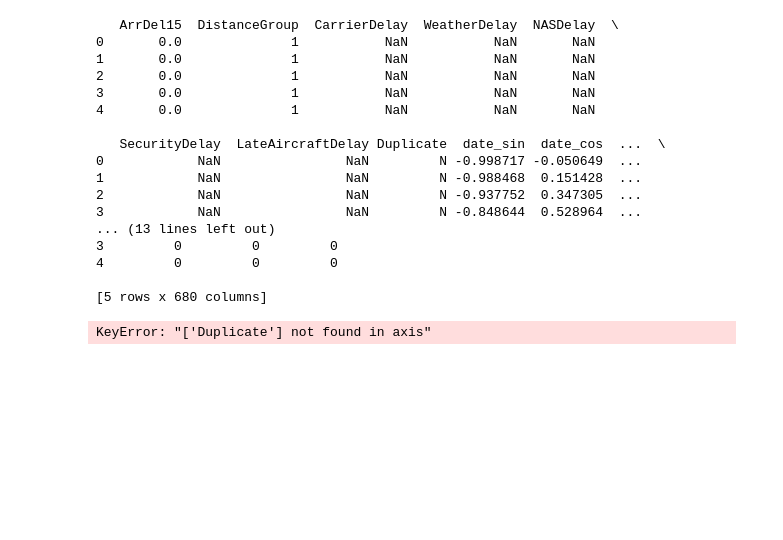
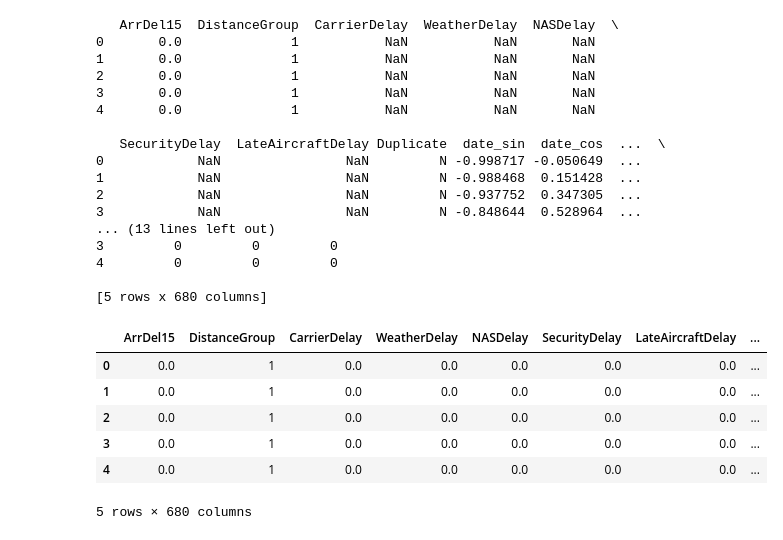
Before and after one commit to Noobify2012/CS6140-final-project, a Jupyter notebook: src/exploration/frame_builder.ipynb, the cells around one changed output. Drawn from its saved outputs; the diff is of its cells as text; code cells hidden in the pictures; blank space fills up the shorter version.

```diff
--- a/src/exploration/frame_builder.ipynb
+++ b/src/exploration/frame_builder.ipynb
@@ -219,8 +222,15 @@ print(test_frame_encoded.head(5))
 
 [5 rows x 680 columns]
 # %%
-test_frame_encoded.drop(['Duplicate'], axis=1, inplace=True)
+# test_frame_encoded.drop(['Duplicate'], axis=1, inplace=True)
 test_frame_encoded = test_frame_encoded.fillna(0)
 test_frame_encoded.head(5)
+# test_frame_encoded.columns
 # %% [output]
+|  | ArrDel15 | DistanceGroup | CarrierDelay | WeatherDelay | NASDelay | SecurityDelay | LateAircraftDelay | ... |
+| 0 | 0.0 | 1 | 0.0 | 0.0 | 0.0 | 0.0 | 0.0 | ... |
+| 1 | 0.0 | 1 | 0.0 | 0.0 | 0.0 | 0.0 | 0.0 | ... |
+| 2 | 0.0 | 1 | 0.0 | 0.0 | 0.0 | 0.0 | 0.0 | ... |
+| 3 | 0.0 | 1 | 0.0 | 0.0 | 0.0 | 0.0 | 0.0 | ... |
+| 4 | 0.0 | 1 | 0.0 | 0.0 | 0.0 | 0.0 | 0.0 | ... |
-KeyError: "['Duplicate'] not found in axis"
+5 rows × 680 columns
```
Also changed, not shown: parts of 2 cells of this notebook, 1 other file.
